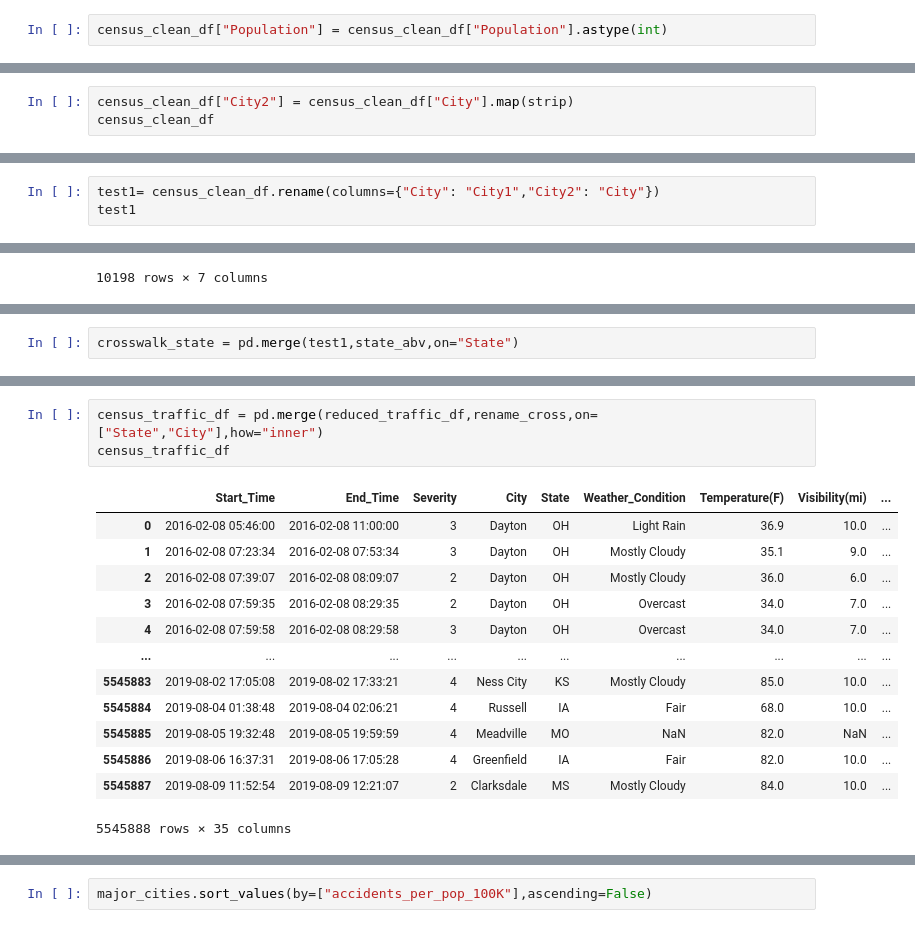
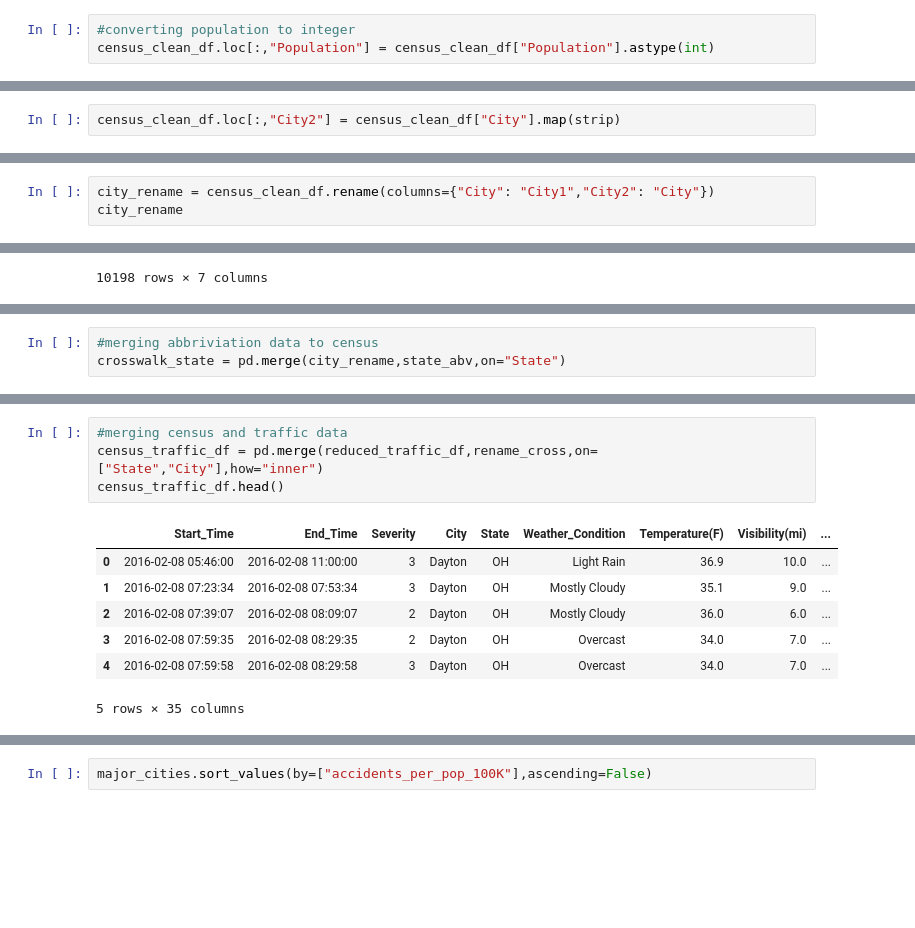
Before and after one commit to aspenjack/US-Transportation-Accidents, a Jupyter notebook: US_Traffic_AccidentsVR.ipynb, the cells around one changed output, grey strips where cells are left out. Cells and saved outputs as stored; diff of their text form; blank space fills up the shorter version.

```diff
--- a/US_Traffic_AccidentsVR.ipynb
+++ b/US_Traffic_AccidentsVR.ipynb
@@ -365,4 +284,5 @@ census_clean_df
 | 31613 | Worland city | Wyoming | 4843 | 56 | 84925 | Worland city, Wyoming |
 10198 rows × 6 columns
 # %%
-census_clean_df["Population"] = census_clean_df["Population"].astype(int)
+#converting population to integer
+census_clean_df.loc[:,"Population"] = census_clean_df["Population"].astype(int)
@@ -378,5 +293,4 @@ def strip(raw):
     trim = city.strip()
     return trim
 # %%
-census_clean_df["City2"] = census_clean_df["City"].map(strip)
-census_clean_df
+census_clean_df.loc[:,"City2"] = census_clean_df["City"].map(strip)
@@ -402,6 +297,6 @@ See the caveats in the documentation: https://pandas.pydata.org/pandas-docs/stab
 # %%
-test1= census_clean_df.rename(columns={"City": "City1","City2": "City"})
-test1
+city_rename = census_clean_df.rename(columns={"City": "City1","City2": "City"})
+city_rename
 # %% [output]
 |  | City1 | State | Population | State # | Place # | City_State | City |
 | 2 | Abbeville city | Alabama | 2231 | 01 | 00124 | Abbeville city, Alabama | Abbeville |
@@ -441,4 +318,5 @@ state_abv
 # %%
-crosswalk_state = pd.merge(test1,state_abv,on="State")
+#merging abbriviation data to census
+crosswalk_state = pd.merge(city_rename,state_abv,on="State")
 # %%
 rename_cross = crosswalk_state.rename(columns={"State":"State_old","Abbreviation":"State"})
@@ -516,18 +400,13 @@ city_accident_census
 # %%
+#merging census and traffic data
 census_traffic_df = pd.merge(reduced_traffic_df,rename_cross,on=["State","City"],how="inner")
-census_traffic_df
+census_traffic_df.head()
 # %% [output]
 |  | Start_Time | End_Time | Severity | City | State | Weather_Condition | Temperature(F) | Visibility(mi) | ... |
 | 0 | 2016-02-08 05:46:00 | 2016-02-08 11:00:00 | 3 | Dayton | OH | Light Rain | 36.9 | 10.0 | ... |
 | 1 | 2016-02-08 07:23:34 | 2016-02-08 07:53:34 | 3 | Dayton | OH | Mostly Cloudy | 35.1 | 9.0 | ... |
 | 2 | 2016-02-08 07:39:07 | 2016-02-08 08:09:07 | 2 | Dayton | OH | Mostly Cloudy | 36.0 | 6.0 | ... |
 | 3 | 2016-02-08 07:59:35 | 2016-02-08 08:29:35 | 2 | Dayton | OH | Overcast | 34.0 | 7.0 | ... |
 | 4 | 2016-02-08 07:59:58 | 2016-02-08 08:29:58 | 3 | Dayton | OH | Overcast | 34.0 | 7.0 | ... |
-| ... | ... | ... | ... | ... | ... | ... | ... | ... | ... |
-| 5545883 | 2019-08-02 17:05:08 | 2019-08-02 17:33:21 | 4 | Ness City | KS | Mostly Cloudy | 85.0 | 10.0 | ... |
-| 5545884 | 2019-08-04 01:38:48 | 2019-08-04 02:06:21 | 4 | Russell | IA | Fair | 68.0 | 10.0 | ... |
-| 5545885 | 2019-08-05 19:32:48 | 2019-08-05 19:59:59 | 4 | Meadville | MO | NaN | 82.0 | NaN | ... |
-| 5545886 | 2019-08-06 16:37:31 | 2019-08-06 17:05:28 | 4 | Greenfield | IA | Fair | 82.0 | 10.0 | ... |
-| 5545887 | 2019-08-09 11:52:54 | 2019-08-09 12:21:07 | 2 | Clarksdale | MS | Mostly Cloudy | 84.0 | 10.0 | ... |
-5545888 rows × 35 columns
+5 rows × 35 columns
 # %%
```
Also changed, not shown: parts of 40 cells of this notebook.
